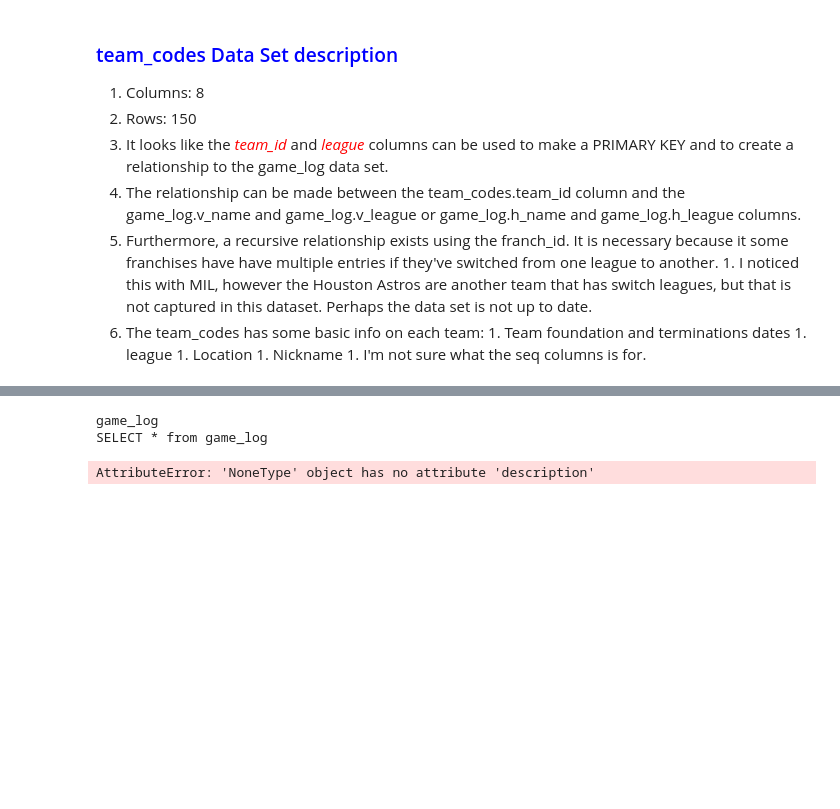
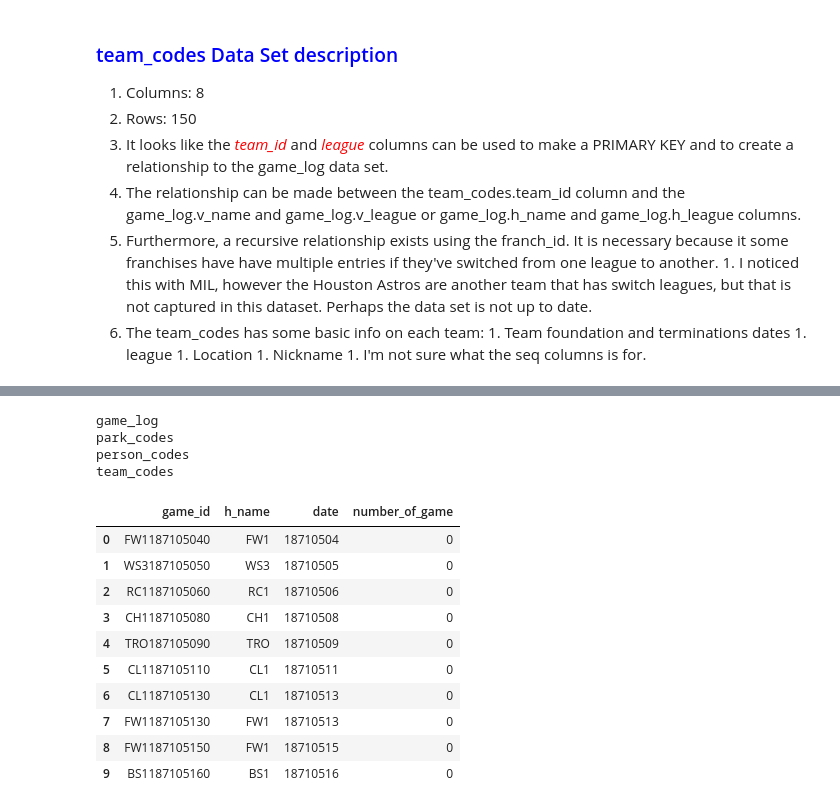
Before and after one commit to kitestring/DataQuest, a Jupyter notebook: 04_WorkingWithDataSources/03_SQL_Intermediate_TableRelationsAndJoins_psql_Advanced/06_GuidedProject_DesigningAndCreatingADatabase/SQL_Project.ipynb, the cells around one changed output, grey strips where cells are left out. Saved outputs shown, nothing was run; the diff lists cells and outputs as text; code cells hidden in the pictures; blank space fills up the shorter version.

```diff
--- a/04_WorkingWithDataSources/03_SQL_Intermediate_TableRelationsAndJoins_psql_Advanced/06_GuidedProject_DesigningAndCreatingADatabase/SQL_Project.ipynb
+++ b/04_WorkingWithDataSources/03_SQL_Intermediate_TableRelationsAndJoins_psql_Advanced/06_GuidedProject_DesigningAndCreatingADatabase/SQL_Project.ipynb
@@ -233,11 +238,9 @@ ValueError: Table 'game_log' already exists.
 # %%
 tables = show_tables()
-
 for t in tables:
     print(t)
-    print(show_columns(t))
-    print(' ')
 # %% [output]
 game_log
-SELECT * from game_log
+park_codes
+person_codes
+team_codes
-AttributeError: 'NoneType' object has no attribute 'description'
@@ -245,0 +247,23 @@ run_query('SELECT * from game_log')
+# %%
+run_command('ALTER TABLE game_log ADD COLUMN game_id TEXT;')
+
+update_query = '''
+UPDATE game_log
+SET game_id = h_name || date || number_of_game
+WHERE game_id IS Null;
+'''
+run_command(update_query)
+run_query('SELECT game_id, h_name, date, number_of_game \
+                FROM game_log LIMIT 10;')
+# %% [output]
+|  | game_id | h_name | date | number_of_game |
+| 0 | FW1187105040 | FW1 | 18710504 | 0 |
+| 1 | WS3187105050 | WS3 | 18710505 | 0 |
+| 2 | RC1187105060 | RC1 | 18710506 | 0 |
+| 3 | CH1187105080 | CH1 | 18710508 | 0 |
+| 4 | TRO187105090 | TRO | 18710509 | 0 |
+| 5 | CL1187105110 | CL1 | 18710511 | 0 |
+| 6 | CL1187105130 | CL1 | 18710513 | 0 |
+| 7 | FW1187105130 | FW1 | 18710513 | 0 |
+| 8 | FW1187105150 | FW1 | 18710515 | 0 |
+| 9 | BS1187105160 | BS1 | 18710516 | 0 |
```
Also changed, not shown: parts of 9 cells of this notebook, 2 other files.
